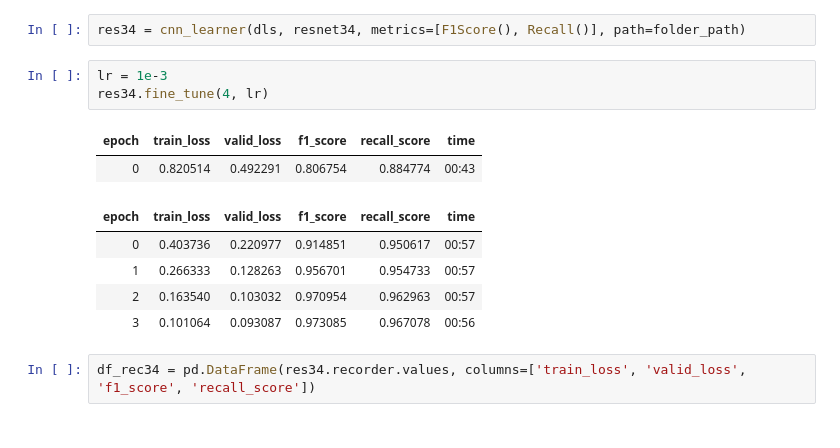
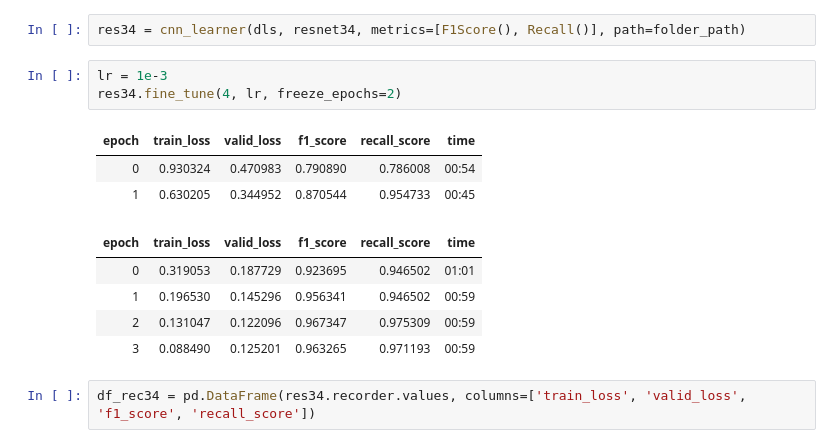
Before and after one commit to tomiambro/covid_transfer_learning, a Jupyter notebook: covid.ipynb, the cells around one changed output. Drawn from its saved outputs; the diff is of its cells as text.

```diff
--- a/covid.ipynb
+++ b/covid.ipynb
@@ -56,15 +52,16 @@ dls.train.vocab
 res34 = cnn_learner(dls, resnet34, metrics=[F1Score(), Recall()], path=folder_path)
 # %%
 lr = 1e-3
-res34.fine_tune(4, lr)
+res34.fine_tune(4, lr, freeze_epochs=2)
 # %% [output]
 | epoch | train_loss | valid_loss | f1_score | recall_score | time |
-| 0 | 0.820514 | 0.492291 | 0.806754 | 0.884774 | 00:43 |
+| 0 | 0.930324 | 0.470983 | 0.790890 | 0.786008 | 00:54 |
+| 1 | 0.630205 | 0.344952 | 0.870544 | 0.954733 | 00:45 |
 | epoch | train_loss | valid_loss | f1_score | recall_score | time |
-| 0 | 0.403736 | 0.220977 | 0.914851 | 0.950617 | 00:57 |
-| 1 | 0.266333 | 0.128263 | 0.956701 | 0.954733 | 00:57 |
-| 2 | 0.163540 | 0.103032 | 0.970954 | 0.962963 | 00:57 |
-| 3 | 0.101064 | 0.093087 | 0.973085 | 0.967078 | 00:56 |
+| 0 | 0.319053 | 0.187729 | 0.923695 | 0.946502 | 01:01 |
+| 1 | 0.196530 | 0.145296 | 0.956341 | 0.946502 | 00:59 |
+| 2 | 0.131047 | 0.122096 | 0.967347 | 0.975309 | 00:59 |
+| 3 | 0.088490 | 0.125201 | 0.963265 | 0.971193 | 00:59 |
 # %%
 df_rec34 = pd.DataFrame(res34.recorder.values, columns=['train_loss', 'valid_loss', 'f1_score', 'recall_score'])
 # %%
```
Also changed, not shown: parts of 41 cells of this notebook.
